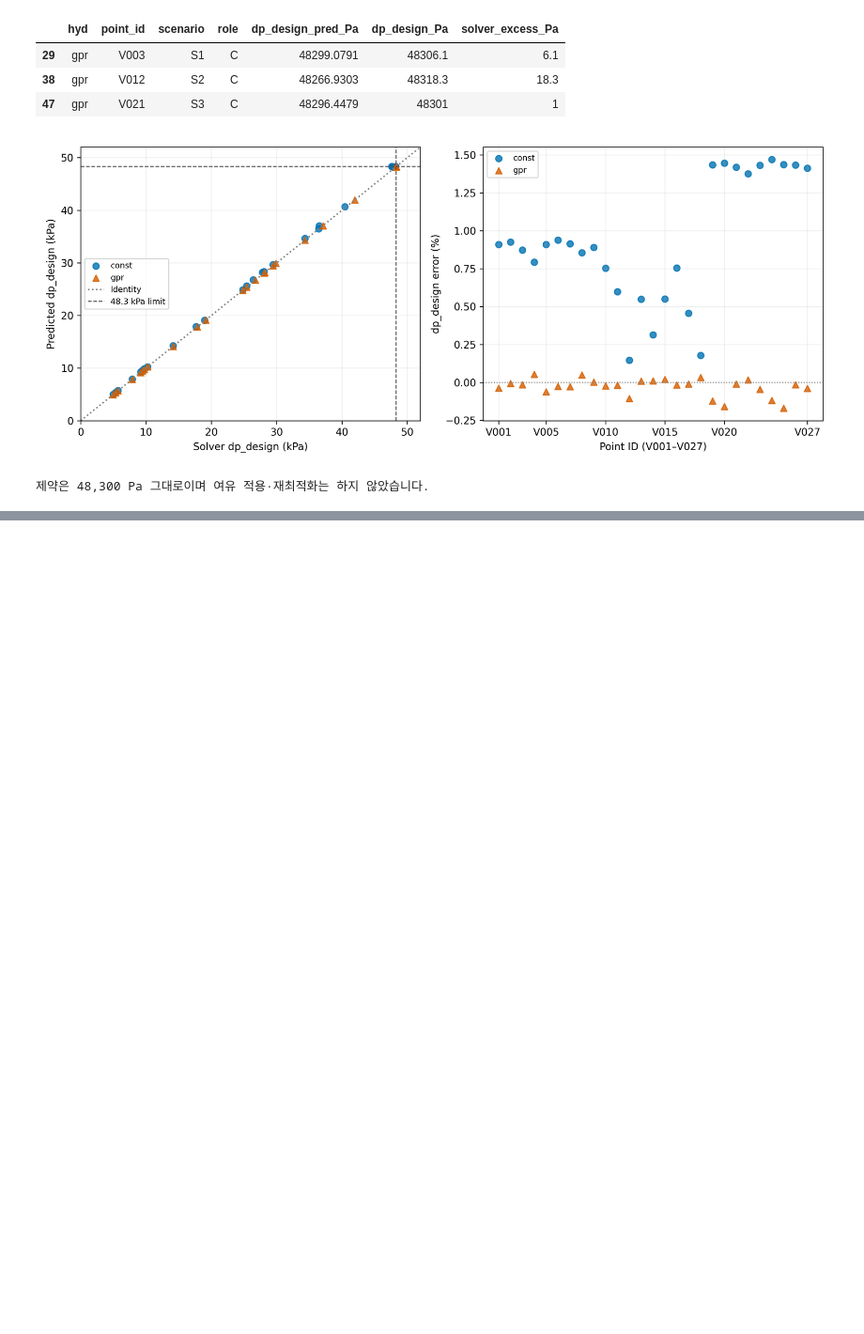
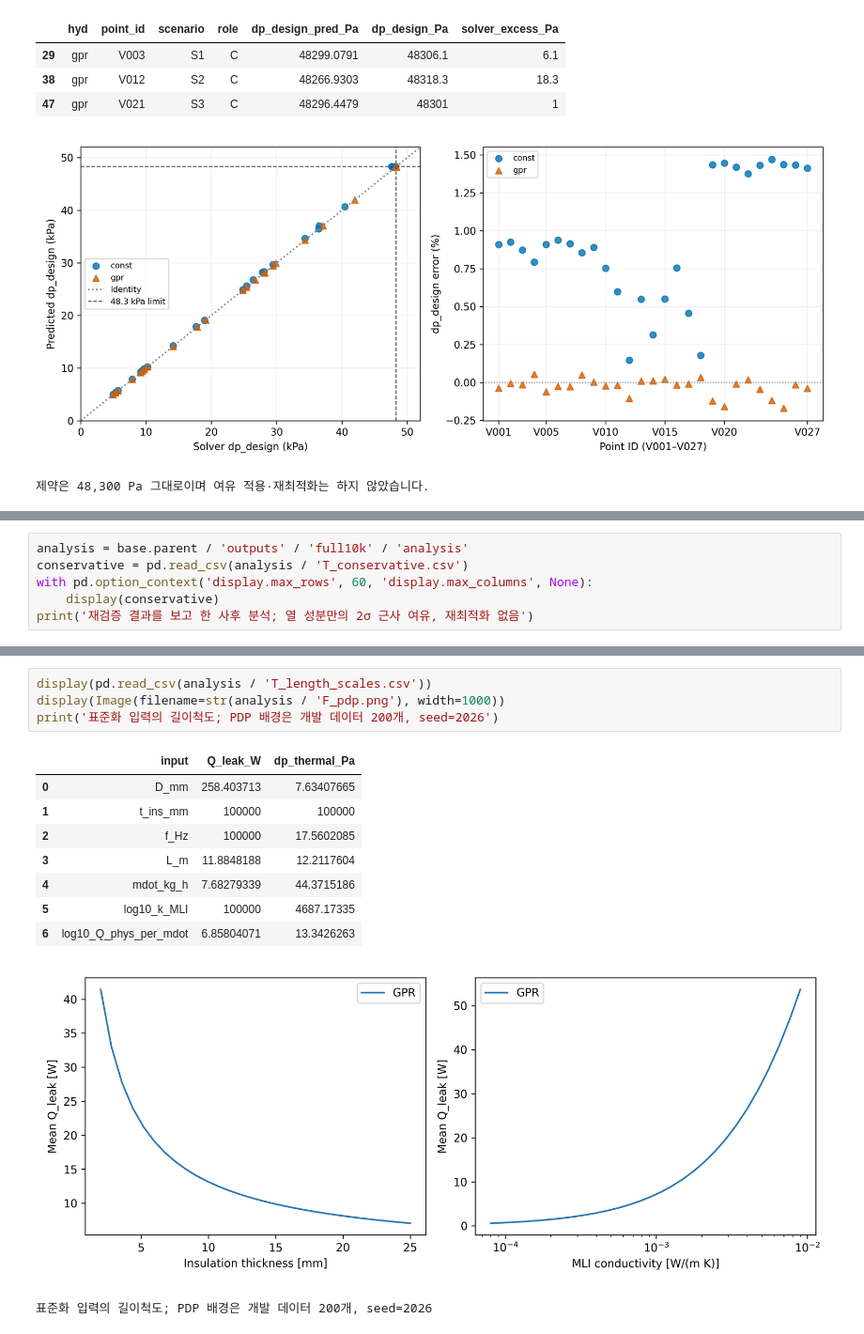
Before and after one commit to Yujinwoo1/lh2-suction-pipe-opt, a Jupyter notebook: submission/LH2_core.ipynb, the cells around one changed output, grey strips where cells are left out. Shown at 94% size. Saved outputs shown, nothing was run; the diff lists cells and outputs as text; blank space fills up the shorter version.

```diff
--- a/submission/LH2_core.ipynb
+++ b/submission/LH2_core.ipynb
@@ -305,0 +314,6 @@ print('제약은 48,300 Pa 그대로이며 여유 적용·재최적화는 하지
+# %%
+analysis = base.parent / 'outputs' / 'full10k' / 'analysis'
+conservative = pd.read_csv(analysis / 'T_conservative.csv')
+with pd.option_context('display.max_rows', 60, 'display.max_columns', None):
+    display(conservative)
+print('재검증 결과를 보고 한 사후 분석; 열 성분만의 2σ 근사 여유, 재최적화 없음')
@@ -305,0 +344,15 @@ print('제약은 48,300 Pa 그대로이며 여유 적용·재최적화는 하지
+# %%
+display(pd.read_csv(analysis / 'T_length_scales.csv'))
+display(Image(filename=str(analysis / 'F_pdp.png'), width=1000))
+print('표준화 입력의 길이척도; PDP 배경은 개발 데이터 200개, seed=2026')
+# %% [output]
+|  | input | Q_leak_W | dp_thermal_Pa |
+| 0 | D_mm | 258.403713 | 7.63407665 |
+| 1 | t_ins_mm | 100000 | 100000 |
+| 2 | f_Hz | 100000 | 17.5602085 |
+| 3 | L_m | 11.8848188 | 12.2117604 |
+| 4 | mdot_kg_h | 7.68279339 | 44.3715186 |
+| 5 | log10_k_MLI | 100000 | 4687.17335 |
+| 6 | log10_Q_phys_per_mdot | 6.85804071 | 13.3426263 |
+[figure, added]
+표준화 입력의 길이척도; PDP 배경은 개발 데이터 200개, seed=2026
```
Also changed, not shown: parts of 5 cells of this notebook, 7 other files.
